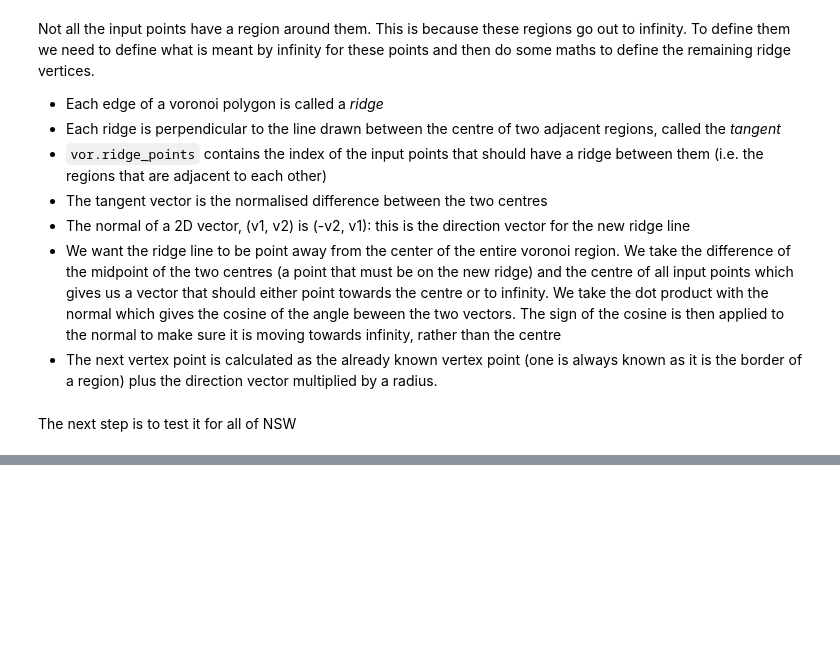
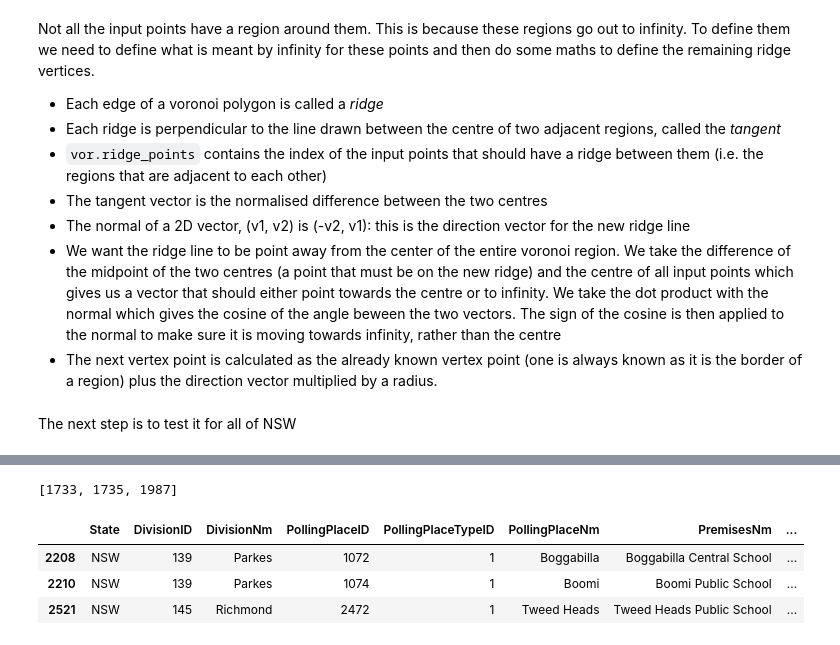
Before and after one commit to RachelBunder/gerrymandering_australia, a Jupyter notebook: explore_booths.ipynb, the cells around one changed output, grey strips where cells are left out. Saved outputs shown, nothing was run; the diff lists cells and outputs as text; code cells hidden in the pictures; blank space fills up the shorter version.

```diff
--- a/explore_booths.ipynb
+++ b/explore_booths.ipynb
@@ -337,0 +565,13 @@ The next step is to test it for all of NSW
+# %%
+# What region are these used for
+[r for r, region in enumerate(regions) if 76 in region]
+# %% [output]
+[1733, 1735, 1987]
+# %%
+booths_nsw.iloc[[1733, 1735, 1987]]
+# It is really strange that Parkes
+# %% [output]
+|  | State | DivisionID | DivisionNm | PollingPlaceID | PollingPlaceTypeID | PollingPlaceNm | PremisesNm | ... |
+| 2208 | NSW | 139 | Parkes | 1072 | 1 | Boggabilla | Boggabilla Central School | ... |
+| 2210 | NSW | 139 | Parkes | 1074 | 1 | Boomi | Boomi Public School | ... |
+| 2521 | NSW | 145 | Richmond | 2472 | 1 | Tweed Heads | Tweed Heads Public School | ... |
```
Also changed, not shown: parts of 28 cells of this notebook.
